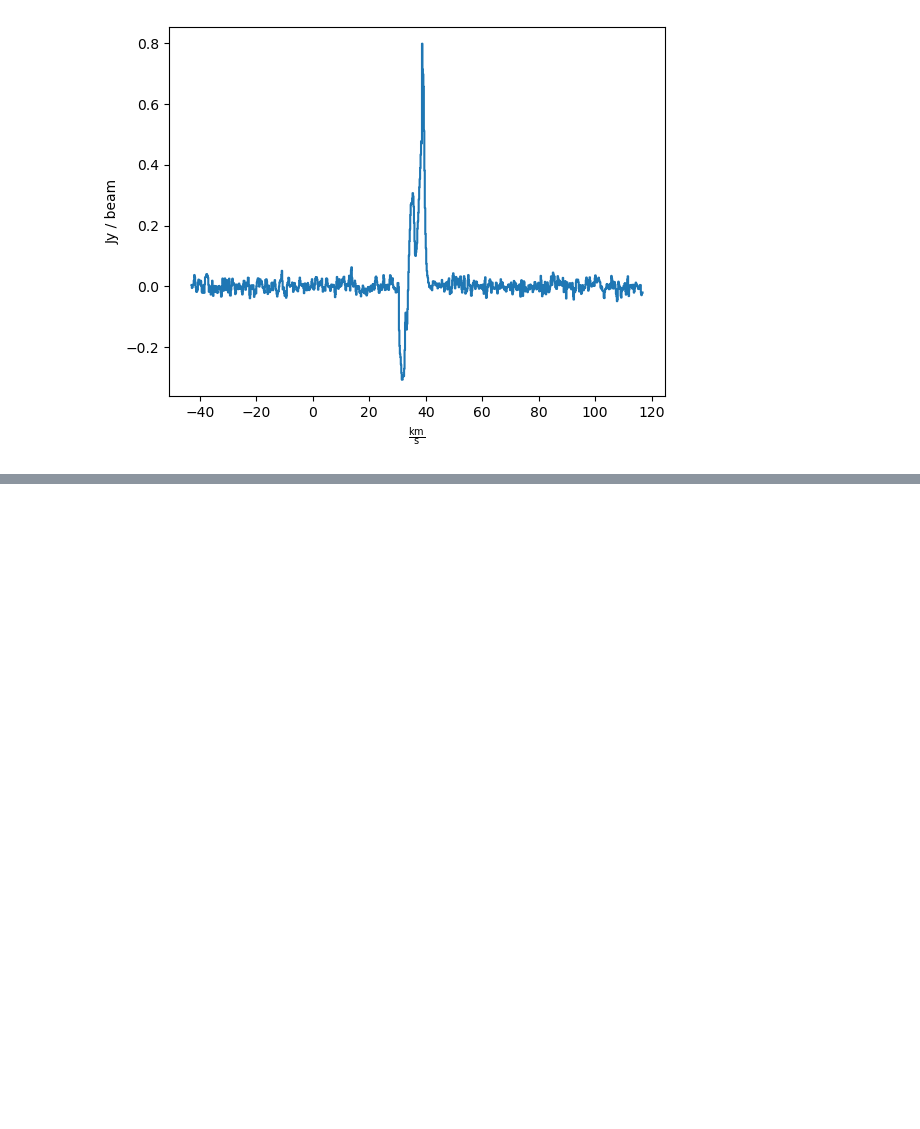
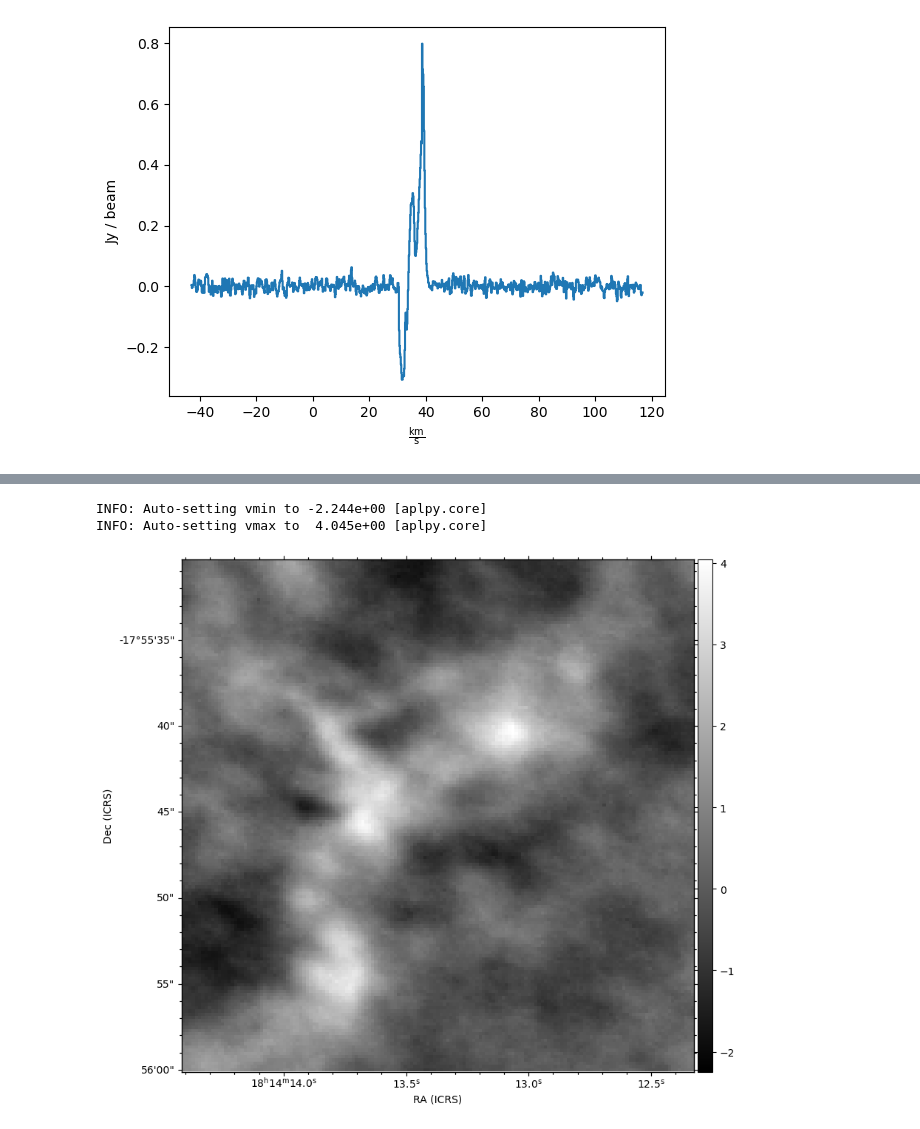
Before and after one commit to rgalvanmadrid/tutorial-Cordoba, a Jupyter notebook: LineExample-ALMA-IMF.ipynb, the cells around one changed output, grey strips where cells are left out. Cells and saved outputs as stored; diff of their text form; code cells hidden in the pictures; blank space fills up the shorter version.

```diff
--- a/LineExample-ALMA-IMF.ipynb
+++ b/LineExample-ALMA-IMF.ipynb
@@ -79,0 +116,6 @@ cube_C18O[:,365,365].quicklook()
+# %%
+subcube_C18O.moment0(axis=0).quicklook()
+# %% [output]
+INFO: Auto-setting vmin to -2.244e+00 [aplpy.core]
+INFO: Auto-setting vmax to  4.045e+00 [aplpy.core]
+[figure, added]
```
Also changed, not shown: parts of 7 cells of this notebook, 1 other file.
